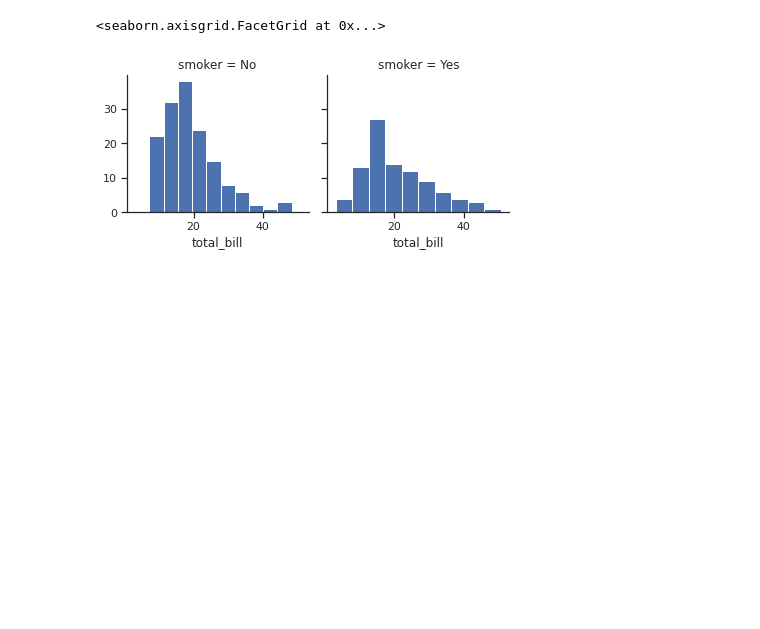
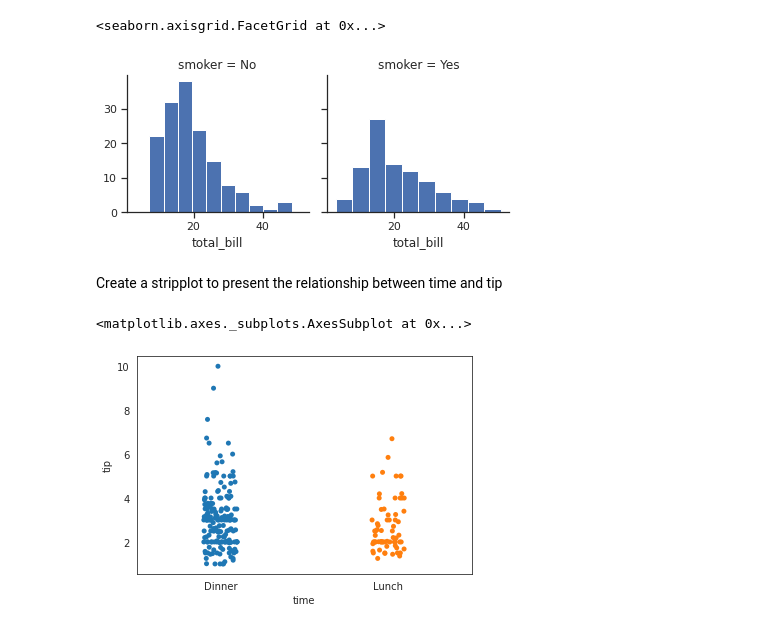
Before and after one commit to Anisha271299/Training-Assignments, a Jupyter notebook: Tips_dataset.ipynb, the cells around one changed output. Cells and saved outputs as stored; diff of their text form; code cells hidden in the pictures; blank space fills up the shorter version.

```diff
--- a/Tips_dataset.ipynb
+++ b/Tips_dataset.ipynb
@@ -130,3 +130,11 @@ g.map(plt.hist,"total_bill")
 # %% [output]
 <seaborn.axisgrid.FacetGrid at 0x...>
 [figure]
+# %% [markdown]
+
+Create a stripplot to present the relationship between time and tip
+# %%
+sns.stripplot(x = "time", y = "tip", data = tips, jitter = True)
+# %% [output]
+<matplotlib.axes._subplots.AxesSubplot at 0x...>
+[figure, added]
```
Also changed, not shown: parts of 3 cells of this notebook.
